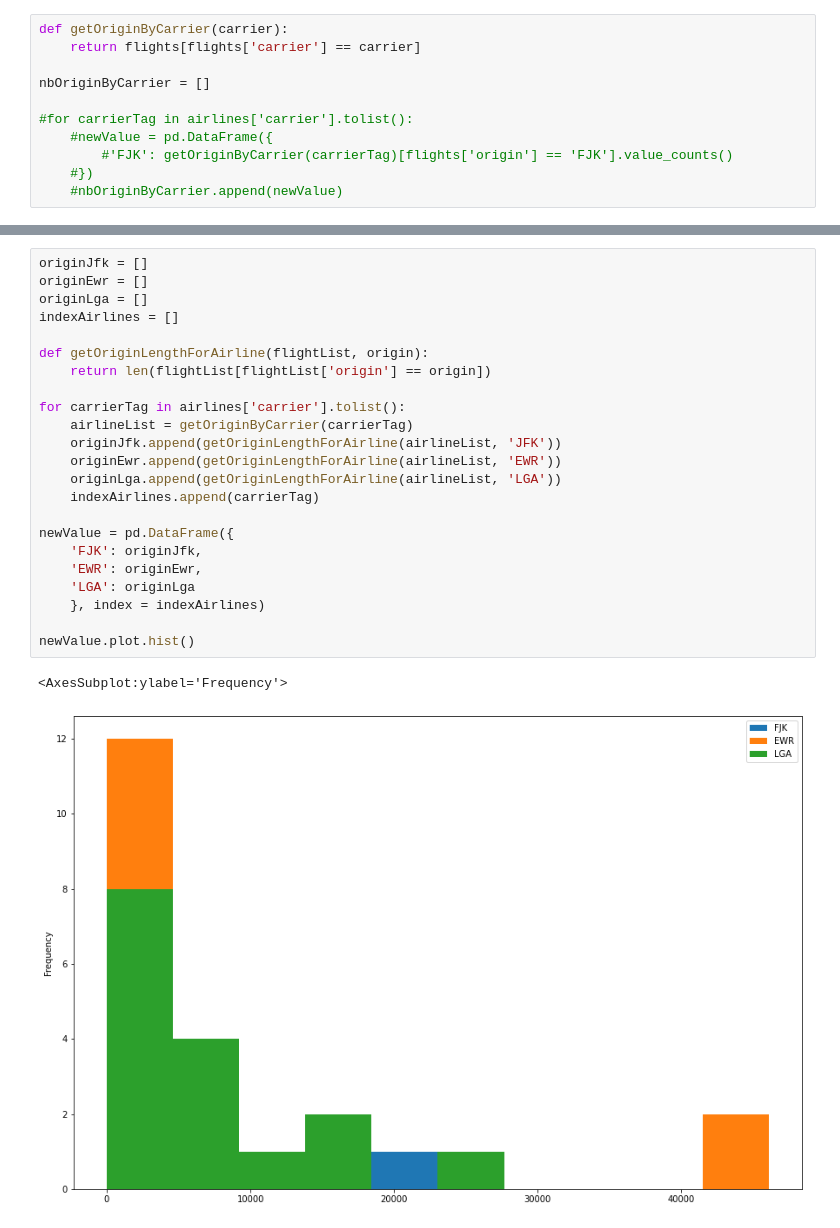
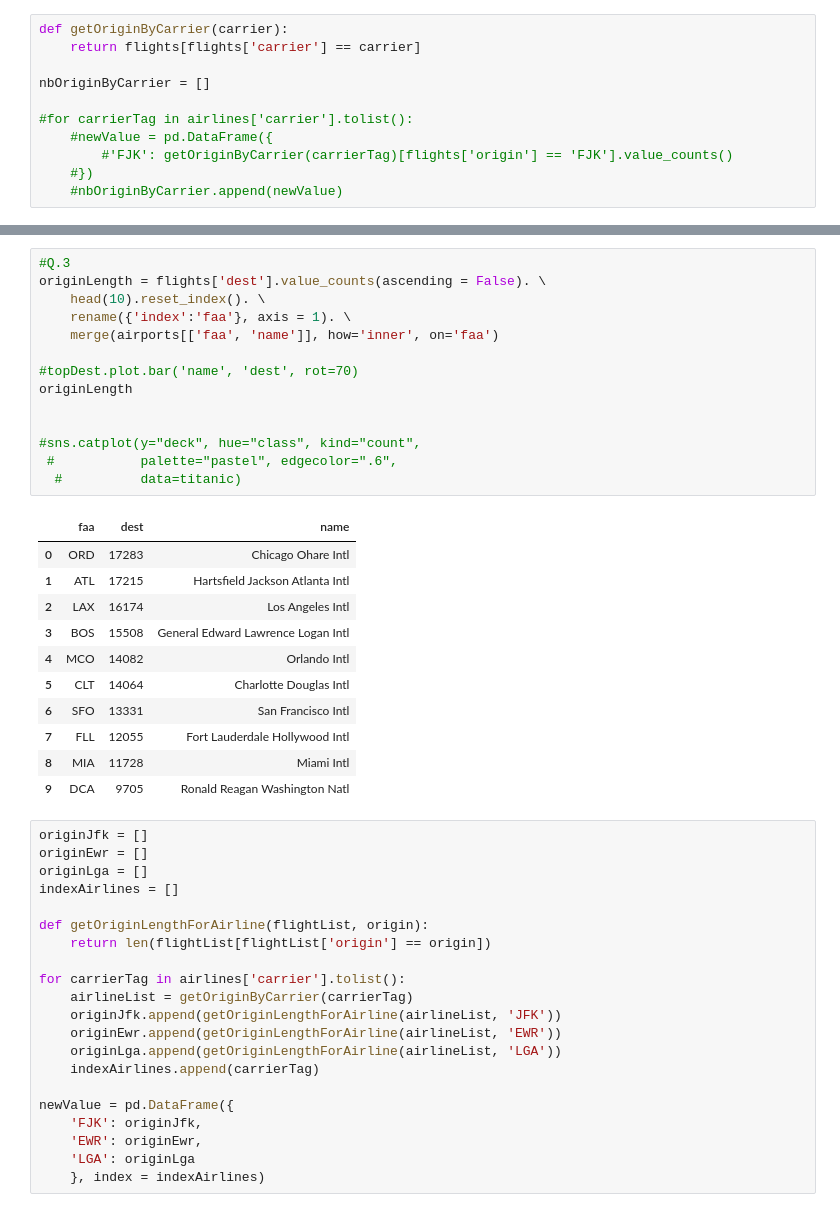
Before and after one commit to mvarlin/airports_data, a Jupyter notebook: airline-traffic-project.ipynb, the cells around one changed output, grey strips where cells are left out. Drawn from its saved outputs; the diff is of its cells as text.

```diff
--- a/airline-traffic-project.ipynb
+++ b/airline-traffic-project.ipynb
@@ -268,3 +224,29 @@ len(test2)
+# %%
+#Q.3
+originLength = flights['dest'].value_counts(ascending = False). \
+    head(10).reset_index(). \
+    rename({'index':'faa'}, axis = 1). \
+    merge(airports[['faa', 'name']], how='inner', on='faa')
+
+#topDest.plot.bar('name', 'dest', rot=70)
+originLength
+
+
+#sns.catplot(y="deck", hue="class", kind="count",
+ #           palette="pastel", edgecolor=".6",
+  #          data=titanic)
+# %% [output]
+|  | faa | dest | name |
+| 0 | ORD | 17283 | Chicago Ohare Intl |
+| 1 | ATL | 17215 | Hartsfield Jackson Atlanta Intl |
+| 2 | LAX | 16174 | Los Angeles Intl |
+| 3 | BOS | 15508 | General Edward Lawrence Logan Intl |
+| 4 | MCO | 14082 | Orlando Intl |
+| 5 | CLT | 14064 | Charlotte Douglas Intl |
+| 6 | SFO | 13331 | San Francisco Intl |
+| 7 | FLL | 12055 | Fort Lauderdale Hollywood Intl |
+| 8 | MIA | 11728 | Miami Intl |
+| 9 | DCA | 9705 | Ronald Reagan Washington Natl |
 # %%
 originJfk = []
 originEwr = []
@@ -286,8 +268,3 @@ newValue = pd.DataFrame({
     'EWR': originEwr,
     'LGA': originLga
     }, index = indexAirlines)
-
-newValue.plot.hist()
-# %% [output]
-<AxesSubplot:ylabel='Frequency'>
-[figure, removed]
```
Also changed, not shown: parts of 12 cells of this notebook.
